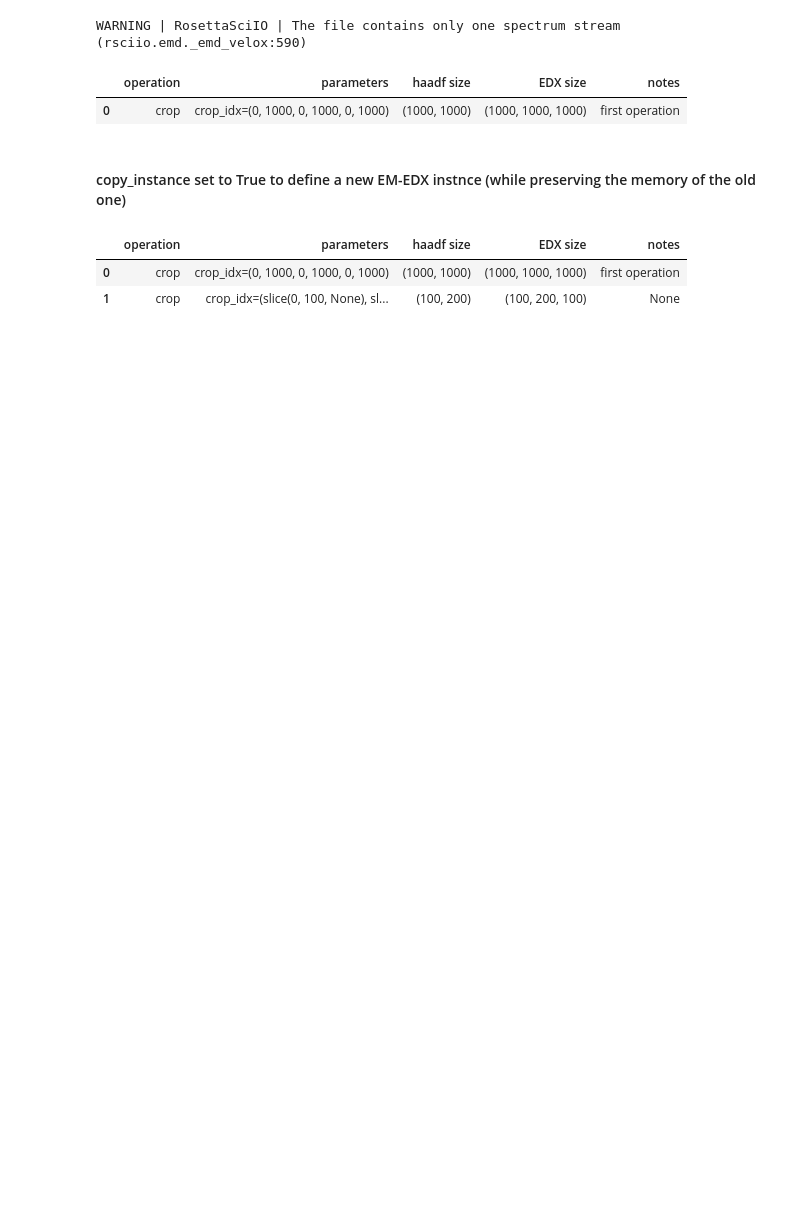
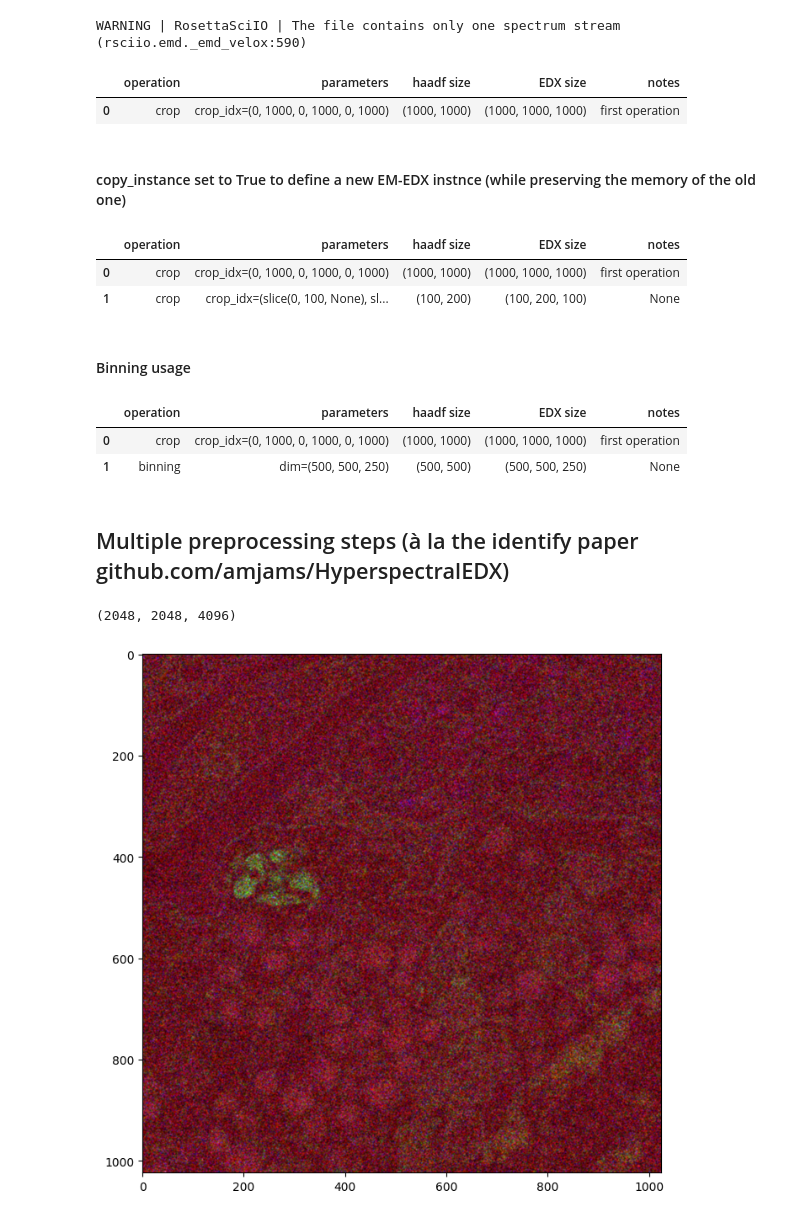
Before and after one commit to amjams/PreHyperspectralEDX, a Jupyter notebook: preprocessing_basic/02_testing_EDX_EM_class.ipynb, the cells around one changed output. Cells and saved outputs as stored; diff of their text form; code cells hidden in the pictures; blank space fills up the shorter version.

```diff
--- a/preprocessing_basic/02_testing_EDX_EM_class.ipynb
+++ b/preprocessing_basic/02_testing_EDX_EM_class.ipynb
@@ -20,7 +23,7 @@ from EDX import *
 # %%
 # load data
 file_path = "../data/EMD/EDXdataset.emd"
-EDX, haadf, xray_energies = load_EDX(file_path, first_frame=None, last_frame=3,sum_frames=True)
+EDX, haadf, xray_energies = load_EDX(file_path, first_frame=None, last_frame=50,sum_frames=True)
 # %% [output]
 WARNING | RosettaSciIO | The file contains only one spectrum stream (rsciio.emd._emd_velox:590)
 # %%
@@ -42,3 +45,20 @@ tile2.summary()
 |  | operation | parameters | haadf size | EDX size | notes |
 | 0 | crop | crop_idx=(0, 1000, 0, 1000, 0, 1000) | (1000, 1000) | (1000, 1000, 1000) | first operation |
 | 1 | crop | crop_idx=(slice(0, 100, None), sl... | (100, 200) | (100, 200, 100) | None |
+# %% [markdown]
+#### Binning usage
+# %%
+tile3 = tile.apply("binning", parameters={"dim": (500,500,250)})
+tile3.summary()
+# %% [output]
+|  | operation | parameters | haadf size | EDX size | notes |
+| 0 | crop | crop_idx=(0, 1000, 0, 1000, 0, 1000) | (1000, 1000) | (1000, 1000, 1000) | first operation |
+| 1 | binning | dim=(500, 500, 250) | (500, 500) | (500, 500, 250) | None |
+# %% [markdown]
+## Multiple preprocessing steps (à la the identify paper github.com/amjams/HyperspectralEDX)
+# %%
+# load show dimensions
+tile = EM_EDX(haadf, EDX, xray_energies)
+print(tile.EDX_dim)
+# %% [output]
+(2048, 2048, 4096)
@@ -44,0 +71,8 @@ tile2.summary()
+# %%
+# visualize the haadf and a false-color of NPS maps
+nps = tile.FalseColor()
+f, ax = plt.subplots(figsize=(8,8))
+ax.imshow(nps)
+plt.show()
+# %% [output]
+[figure, added]
```
Also changed, not shown: parts of 4 cells of this notebook, 9 other files.
